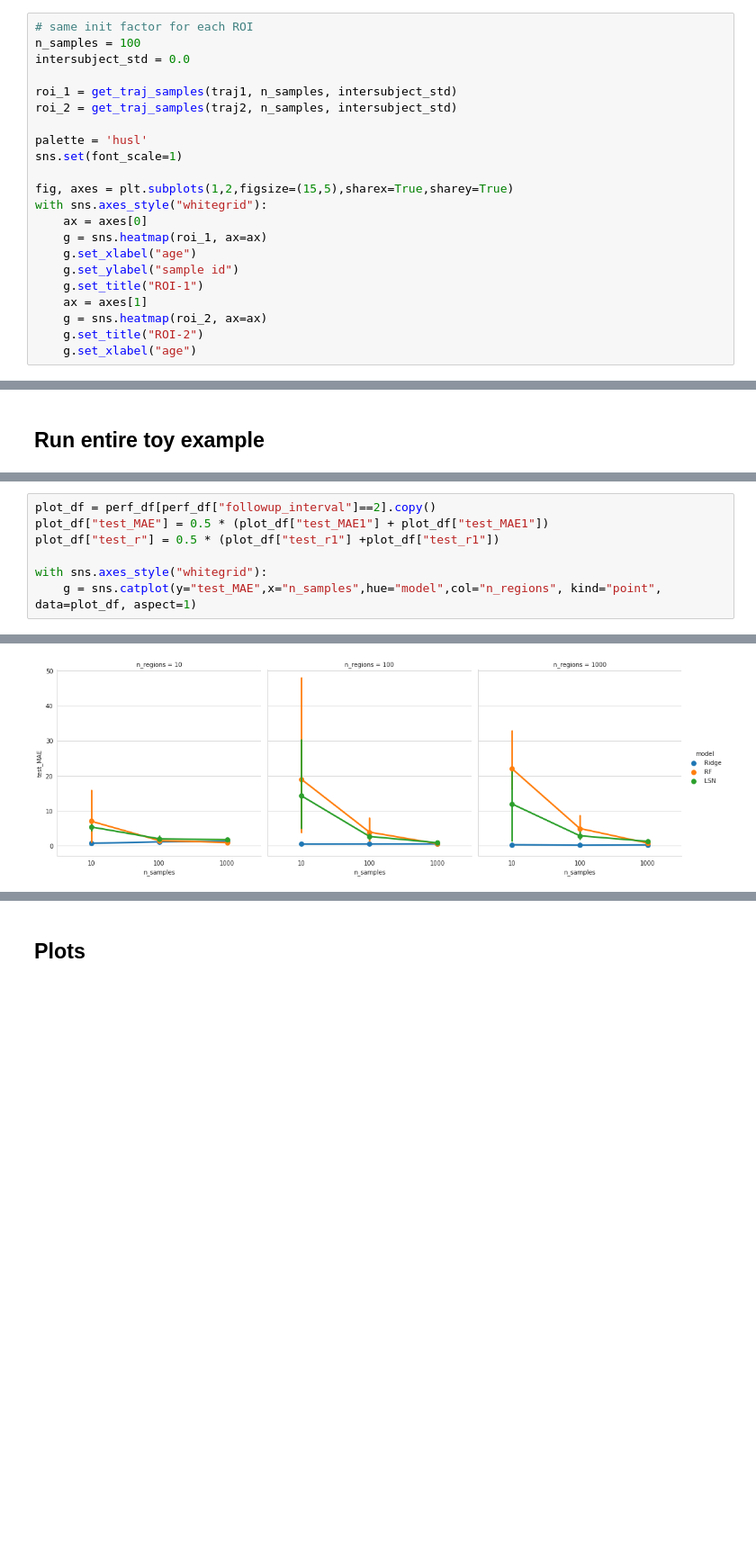
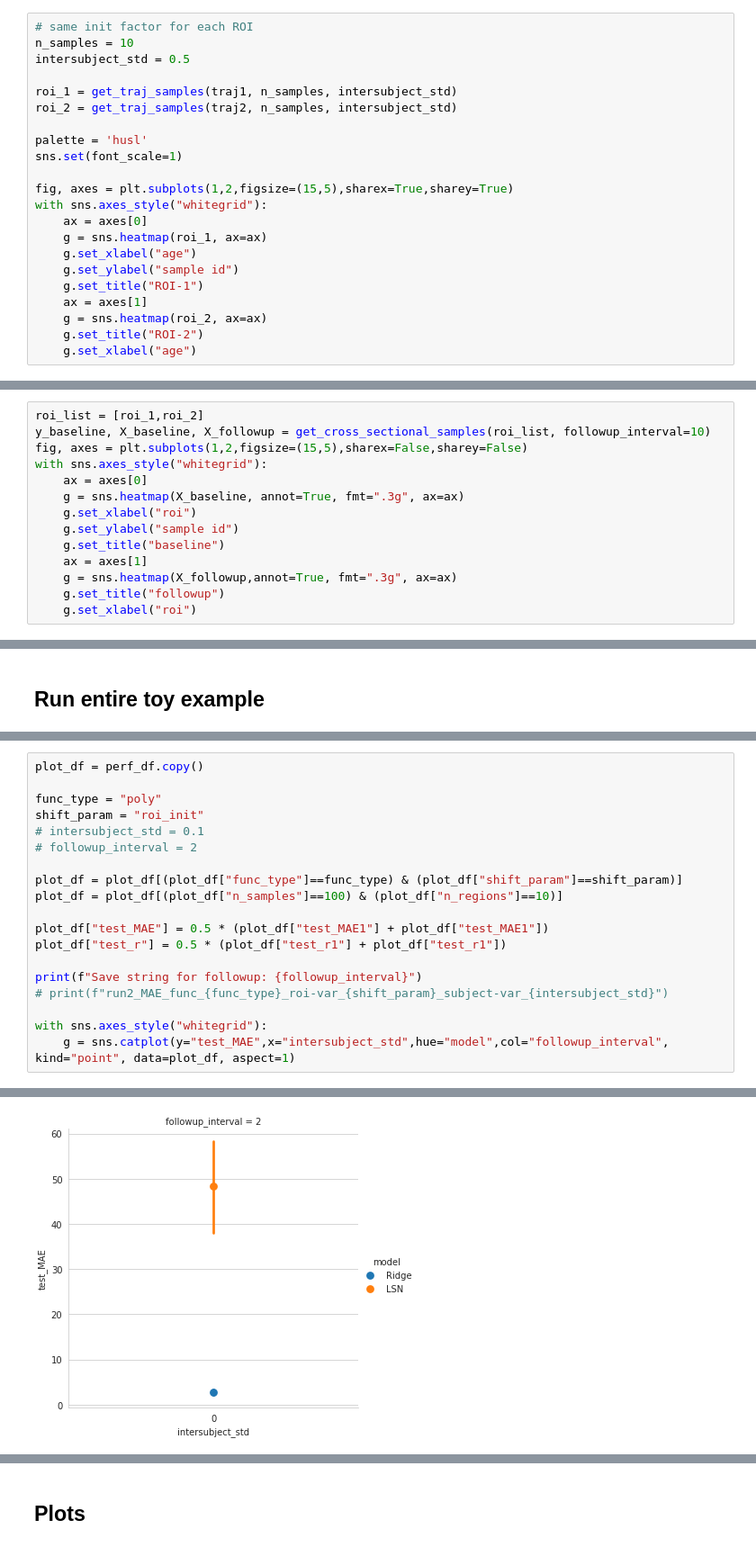
Before and after one commit to nikhil153/brain-diff, a Jupyter notebook: 7_brain_diff_sim.ipynb, the cells around one changed output, grey strips where cells are left out. Shown: that part at 90% size. Drawn from its saved outputs; the diff is of its cells as text; blank space fills up the shorter version.

```diff
--- a/7_brain_diff_sim.ipynb
+++ b/7_brain_diff_sim.ipynb
@@ -64,8 +86,8 @@ plt.legend()
 ### Additive initial factor: subject variability
 # %%
 # same init factor for each ROI
-n_samples = 100
-intersubject_std = 0.0
+n_samples = 10
+intersubject_std = 0.5
 
 roi_1 = get_traj_samples(traj1, n_samples, intersubject_std)
 roi_2 = get_traj_samples(traj2, n_samples, intersubject_std)
@@ -86,0 +113,14 @@ with sns.axes_style("whitegrid"):
+# %%
+roi_list = [roi_1,roi_2]
+y_baseline, X_baseline, X_followup = get_cross_sectional_samples(roi_list, followup_interval=10)
+fig, axes = plt.subplots(1,2,figsize=(15,5),sharex=False,sharey=False)
+with sns.axes_style("whitegrid"):
+    ax = axes[0]
+    g = sns.heatmap(X_baseline, annot=True, fmt=".3g", ax=ax)
+    g.set_xlabel("roi")
+    g.set_ylabel("sample id")
+    g.set_title("baseline")
+    ax = axes[1]
+    g = sns.heatmap(X_followup,annot=True, fmt=".3g", ax=ax)
+    g.set_title("followup")
+    g.set_xlabel("roi")
@@ -325,8 +608,20 @@ Name: test_age_1, dtype: float64
 # %%
-plot_df = perf_df[perf_df["followup_interval"]==2].copy()
+plot_df = perf_df.copy()
+
+func_type = "poly"
+shift_param = "roi_init"
+# intersubject_std = 0.1
+# followup_interval = 2
+
+plot_df = plot_df[(plot_df["func_type"]==func_type) & (plot_df["shift_param"]==shift_param)]
+plot_df = plot_df[(plot_df["n_samples"]==100) & (plot_df["n_regions"]==10)]
+
 plot_df["test_MAE"] = 0.5 * (plot_df["test_MAE1"] + plot_df["test_MAE1"])
-plot_df["test_r"] = 0.5 * (plot_df["test_r1"] +plot_df["test_r1"])
+plot_df["test_r"] = 0.5 * (plot_df["test_r1"] + plot_df["test_r1"])
+
+print(f"Save string for followup: {followup_interval}")
+# print(f"run2_MAE_func_{func_type}_roi-var_{shift_param}_subject-var_{intersubject_std}")
 
 with sns.axes_style("whitegrid"):
-    g = sns.catplot(y="test_MAE",x="n_samples",hue="model",col="n_regions", kind="point", data=plot_df, aspect=1)
+    g = sns.catplot(y="test_MAE",x="intersubject_std",hue="model",col="followup_interval", kind="point", data=plot_df, aspect=1)
 # %% [output]
@@ -333,2 +629,2 @@ with sns.axes_style("whitegrid"):
-[figure, old version]
+[figure, new version]
 # %%
```
Also changed, not shown: parts of 25 cells of this notebook, 4 other files.
